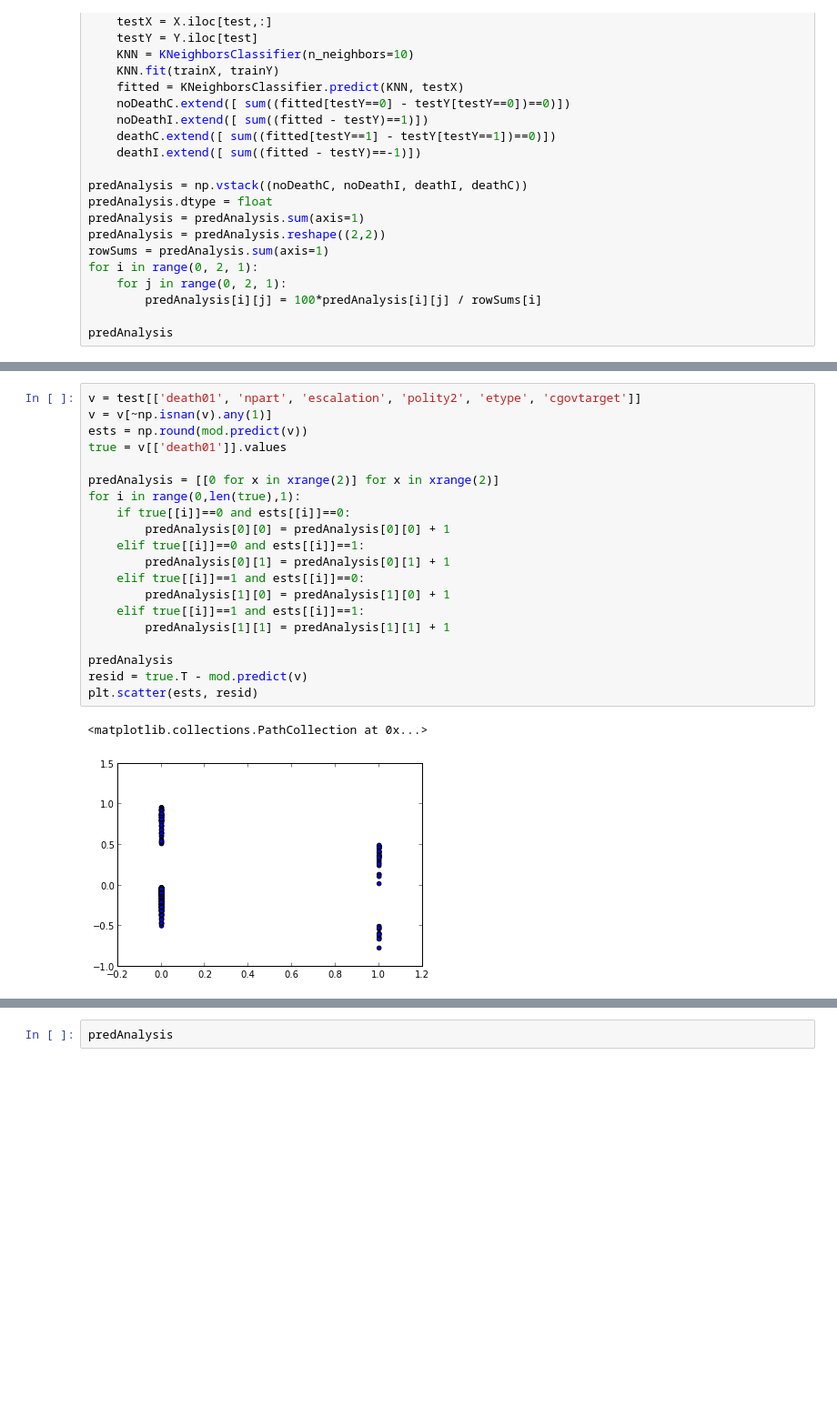
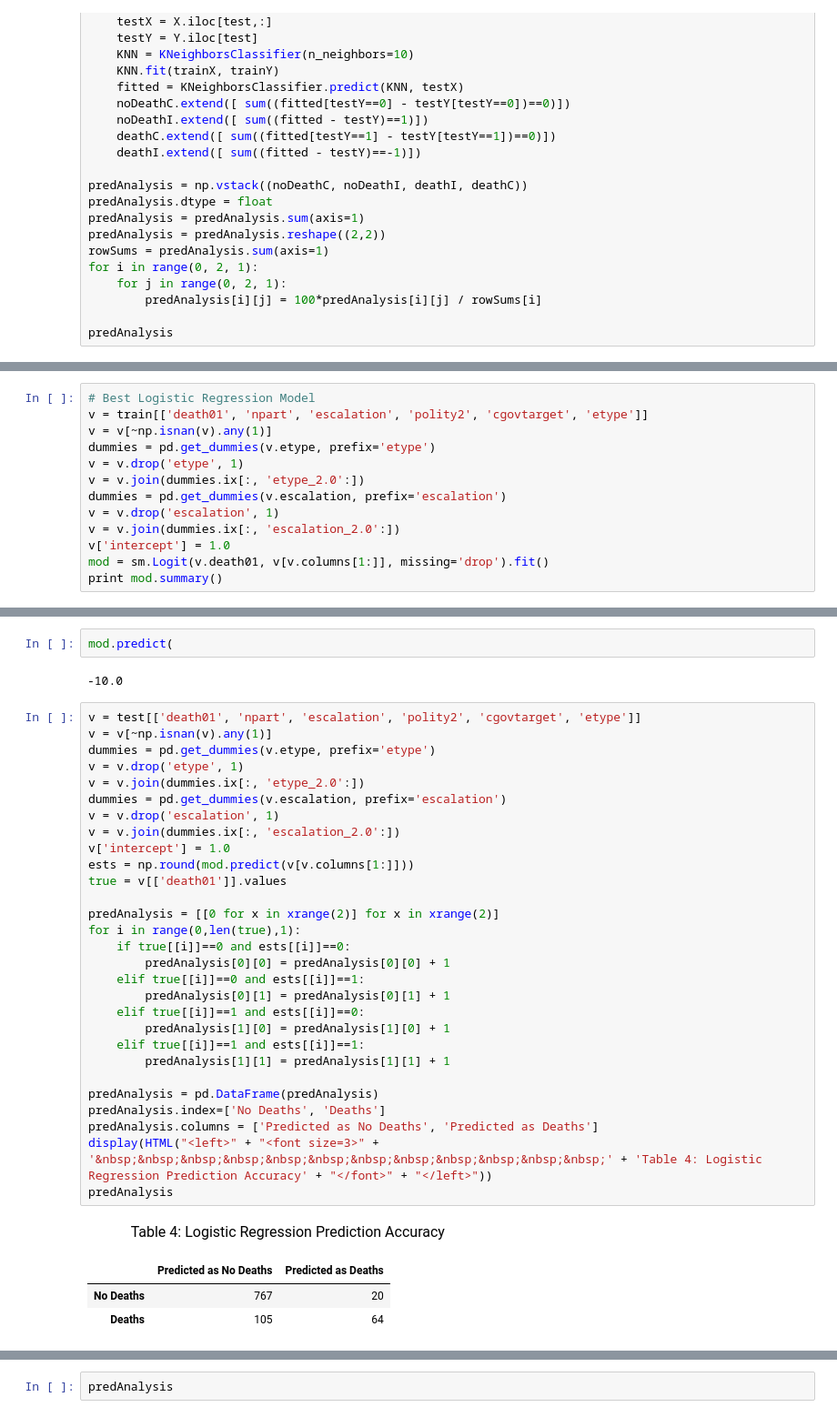
Before and after one commit to boyasm/STAT-222, a Jupyter notebook: Boyas 222 Project.ipynb, the cells around one changed output, grey strips where cells are left out. Shown at 91% size. Drawn from its saved outputs; the diff is of its cells as text; blank space fills up the shorter version.

```diff
--- a/Boyas 222 Project.ipynb
+++ b/Boyas 222 Project.ipynb
@@ -625,0 +627,13 @@ print etype_dummy.head()
+# %%
+# Best Logistic Regression Model
+v = train[['death01', 'npart', 'escalation', 'polity2', 'cgovtarget', 'etype']]
+v = v[~np.isnan(v).any(1)]
+dummies = pd.get_dummies(v.etype, prefix='etype')
+v = v.drop('etype', 1)
+v = v.join(dummies.ix[:, 'etype_2.0':])
+dummies = pd.get_dummies(v.escalation, prefix='escalation')
+v = v.drop('escalation', 1)
+v = v.join(dummies.ix[:, 'escalation_2.0':])
+v['intercept'] = 1.0
+mod = sm.Logit(v.death01, v[v.columns[1:]], missing='drop').fit()
+print mod.summary()
@@ -626,26 +658,41 @@ print etype_dummy.head()
+# %%
+mod.predict(
+# %% [output]
+-10.0
 # %%
-v = test[['death01', 'npart', 'escalation', 'polity2', 'etype', 'cgovtarget']]
+v = test[['death01', 'npart', 'escalation', 'polity2', 'cgovtarget', 'etype']]
 v = v[~np.isnan(v).any(1)]
-ests = np.round(mod.predict(v))
+dummies = pd.get_dummies(v.etype, prefix='etype')
+v = v.drop('etype', 1)
+v = v.join(dummies.ix[:, 'etype_2.0':])
+dummies = pd.get_dummies(v.escalation, prefix='escalation')
+v = v.drop('escalation', 1)
+v = v.join(dummies.ix[:, 'escalation_2.0':])
+v['intercept'] = 1.0
+ests = np.round(mod.predict(v[v.columns[1:]]))
 true = v[['death01']].values
 
 predAnalysis = [[0 for x in xrange(2)] for x in xrange(2)]
 for i in range(0,len(true),1):
     if true[[i]]==0 and ests[[i]]==0:
         predAnalysis[0][0] = predAnalysis[0][0] + 1
     elif true[[i]]==0 and ests[[i]]==1:
         predAnalysis[0][1] = predAnalysis[0][1] + 1
     elif true[[i]]==1 and ests[[i]]==0:
         predAnalysis[1][0] = predAnalysis[1][0] + 1
     elif true[[i]]==1 and ests[[i]]==1:
         predAnalysis[1][1] = predAnalysis[1][1] + 1
 
+predAnalysis = pd.DataFrame(predAnalysis)
+predAnalysis.index=['No Deaths', 'Deaths']
+predAnalysis.columns = ['Predicted as No Deaths', 'Predicted as Deaths']
+display(HTML("<left>" + "<font size=3>" + '&nbsp;&nbsp;&nbsp;&nbsp;&nbsp;&nbsp;&nbsp;&nbsp;&nbsp;&nbsp;&nbsp;&nbsp;' + 'Table 4: Logistic Regression Prediction Accuracy' + "</font>" + "</left>"))
 predAnalysis
-resid = true.T - mod.predict(v)
-plt.scatter(ests, resid)
 # %% [output]
-<matplotlib.collections.PathCollection at 0x...>
-[figure, removed]
+Table 4: Logistic Regression Prediction Accuracy
+|  | Predicted as No Deaths | Predicted as Deaths |
+| No Deaths | 767 | 20 |
+| Deaths | 105 | 64 |
 # %%
 #Logit
 noNan = scad[['death01', 'npart', 'escalation', 'polity2', 'etype', 'cgovtarget']]
```
Also changed, not shown: parts of 21 cells of this notebook.
